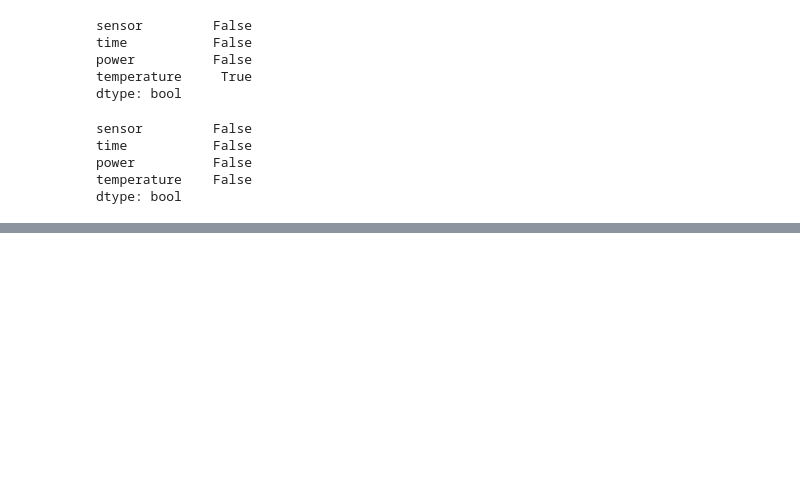
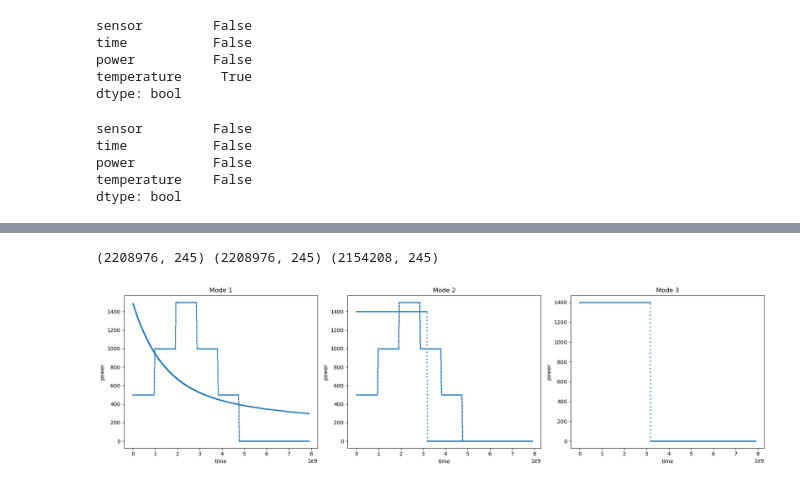
Before and after one commit to alicebeast/FinalProject_ML, a Jupyter notebook: projetdeAliceBG.ipynb, the cells around one changed output, grey strips where cells are left out. Drawn from its saved outputs; the diff is of its cells as text; code cells hidden in the pictures; blank space fills up the shorter version.

Commit message:
data cleaning et plots

```diff
--- a/projetdeAliceBG.ipynb
+++ b/projetdeAliceBG.ipynb
@@ -72,5 +98,3 @@ time           False
 power          False
 temperature    False
 dtype: bool
-# %%
-train = pd.get_dummies(train) #one-hot-encoding
@@ -116,0 +139,4 @@ train.plot(kind='scatter', x='sensor', y='temperature')
+# %%
+#get rid of the outlier sensors
+train = train[train["sensor"] != "N277"]
+train = train[train["sensor"] != "N927"]
@@ -116,0 +166,23 @@ train.plot(kind='scatter', x='sensor', y='temperature')
+# %%
+BLOCK = 2_208_976  # = 242 sensors × 9128 timesteps
+
+mode1 = train.iloc[0          : BLOCK].copy()
+mode2 = train.iloc[BLOCK      : 2*BLOCK].copy()
+mode3 = train.iloc[2*BLOCK    : 3*BLOCK].copy()
+
+# Vérification
+print(mode1.shape, mode2.shape, mode3.shape)
+# → (2208976, 4) (2208976, 4) (2208976, 4)
+
+# Visualiser les 3 modes séparément
+fig, axes = plt.subplots(1, 3, figsize=(18, 5))
+
+mode1.plot(kind='scatter', x='time', y='power', ax=axes[0], title='Mode 1', s=1)
+mode2.plot(kind='scatter', x='time', y='power', ax=axes[1], title='Mode 2', s=1)
+mode3.plot(kind='scatter', x='time', y='power', ax=axes[2], title='Mode 3', s=1)
+
+plt.tight_layout()
+plt.show()
+# %% [output]
+(2208976, 245) (2208976, 245) (2154208, 245)
+[figure, added]
```
Also changed, not shown: parts of 23 cells of this notebook.
